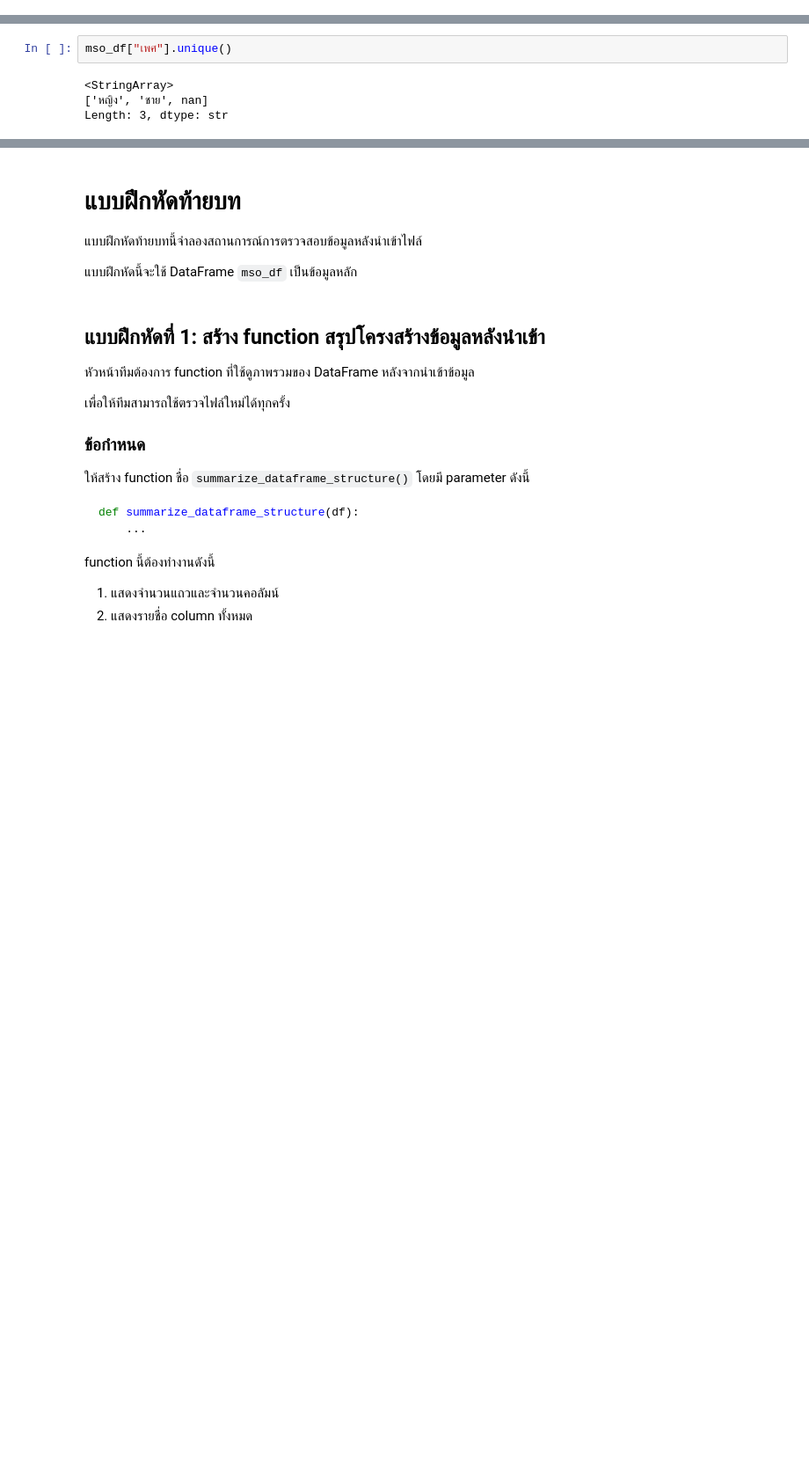
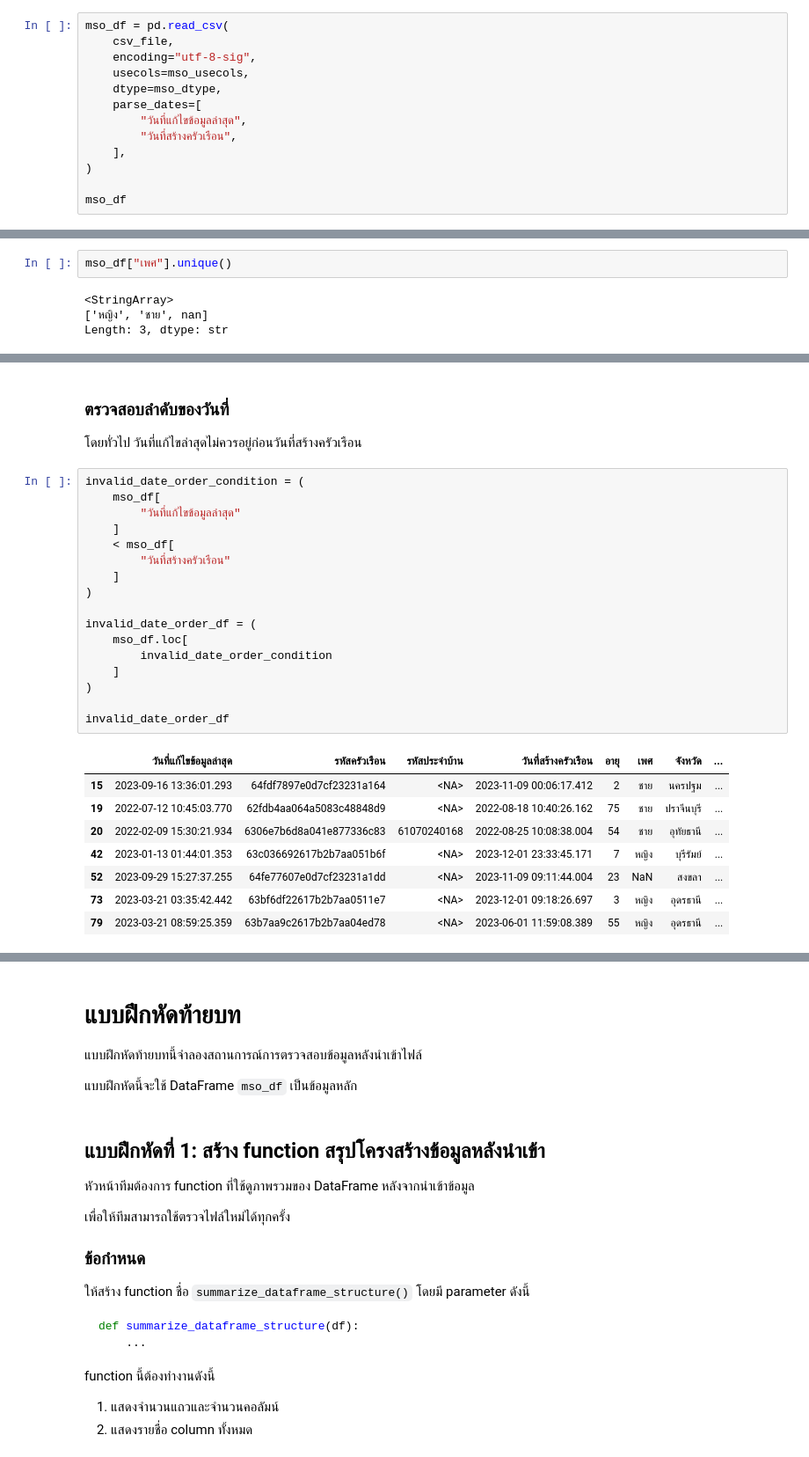
Before and after one commit to vivatbdi/MSDHS_OJT, a Jupyter notebook: py-jupyter_docker/course/day3/09_EDA.ipynb, the cells around one changed output, grey strips where cells are left out. Shown at 88% size. Drawn from its saved outputs; the diff is of its cells as text; blank space fills up the shorter version.

```diff
--- a/py-jupyter_docker/course/day3/09_EDA.ipynb
+++ b/py-jupyter_docker/course/day3/09_EDA.ipynb
@@ -59,0 +103,13 @@ import pandas as pd
+# %%
+mso_df = pd.read_csv(
+    csv_file,
+    encoding="utf-8-sig",
+    usecols=mso_usecols,
+    dtype=mso_dtype,
+    parse_dates=[
+        "วันที่แก้ไขข้อมูลล่าสุด",
+        "วันที่สร้างครัวเรือน",
+    ],
+)
+
+mso_df
@@ -824,2 +995,32 @@ mso_df["วันที่แก้ไขข้อมูลล่าสุด"].
 # %% [output]
 Timestamp('2025-11-03 14:02:41.077000')
+# %% [markdown]
+### ตรวจสอบลำดับของวันที่
+
+โดยทั่วไป วันที่แก้ไขล่าสุดไม่ควรอยู่ก่อนวันที่สร้างครัวเรือน
+# %%
+invalid_date_order_condition = (
+    mso_df[
+        "วันที่แก้ไขข้อมูลล่าสุด"
+    ]
+    < mso_df[
+        "วันที่สร้างครัวเรือน"
+    ]
+)
+
+invalid_date_order_df = (
+    mso_df.loc[
+        invalid_date_order_condition
+    ]
+)
+
+invalid_date_order_df
+# %% [output]
+|  | วันที่แก้ไขข้อมูลล่าสุด | รหัสครัวเรือน | รหัสประจำบ้าน | วันที่สร้างครัวเรือน | อายุ | เพศ | จังหวัด | ... |
+| 15 | 2023-09-16 13:36:01.293 | 64fdf7897e0d7cf23231a164 | <NA> | 2023-11-09 00:06:17.412 | 2 | ชาย | นครปฐม | ... |
+| 19 | 2022-07-12 10:45:03.770 | 62fdb4aa064a5083c48848d9 | <NA> | 2022-08-18 10:40:26.162 | 75 | ชาย | ปราจีนบุรี | ... |
+| 20 | 2022-02-09 15:30:21.934 | 6306e7b6d8a041e877336c83 | 61070240168 | 2022-08-25 10:08:38.004 | 54 | ชาย | อุทัยธานี | ... |
+| 42 | 2023-01-13 01:44:01.353 | 63c036692617b2b7aa051b6f | <NA> | 2023-12-01 23:33:45.171 | 7 | หญิง | บุรีรัมย์ | ... |
+| 52 | 2023-09-29 15:27:37.255 | 64fe77607e0d7cf23231a1dd | <NA> | 2023-11-09 09:11:44.004 | 23 | NaN | สงขลา | ... |
+| 73 | 2023-03-21 03:35:42.442 | 63bf6df22617b2b7aa0511e7 | <NA> | 2023-12-01 09:18:26.697 | 3 | หญิง | อุดรธานี | ... |
+| 79 | 2023-03-21 08:59:25.359 | 63b7aa9c2617b2b7aa04ed78 | <NA> | 2023-06-01 11:59:08.389 | 55 | หญิง | อุดรธานี | ... |
```
Also changed, not shown: parts of 142 cells of this notebook.
